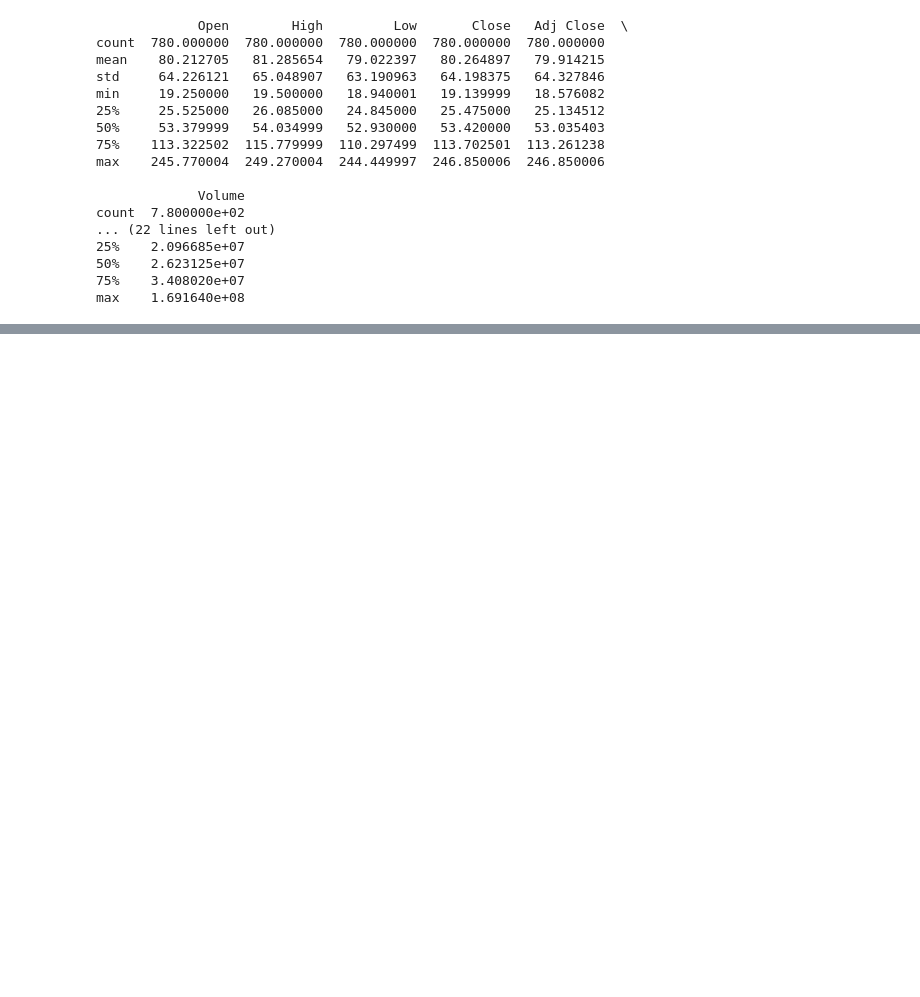
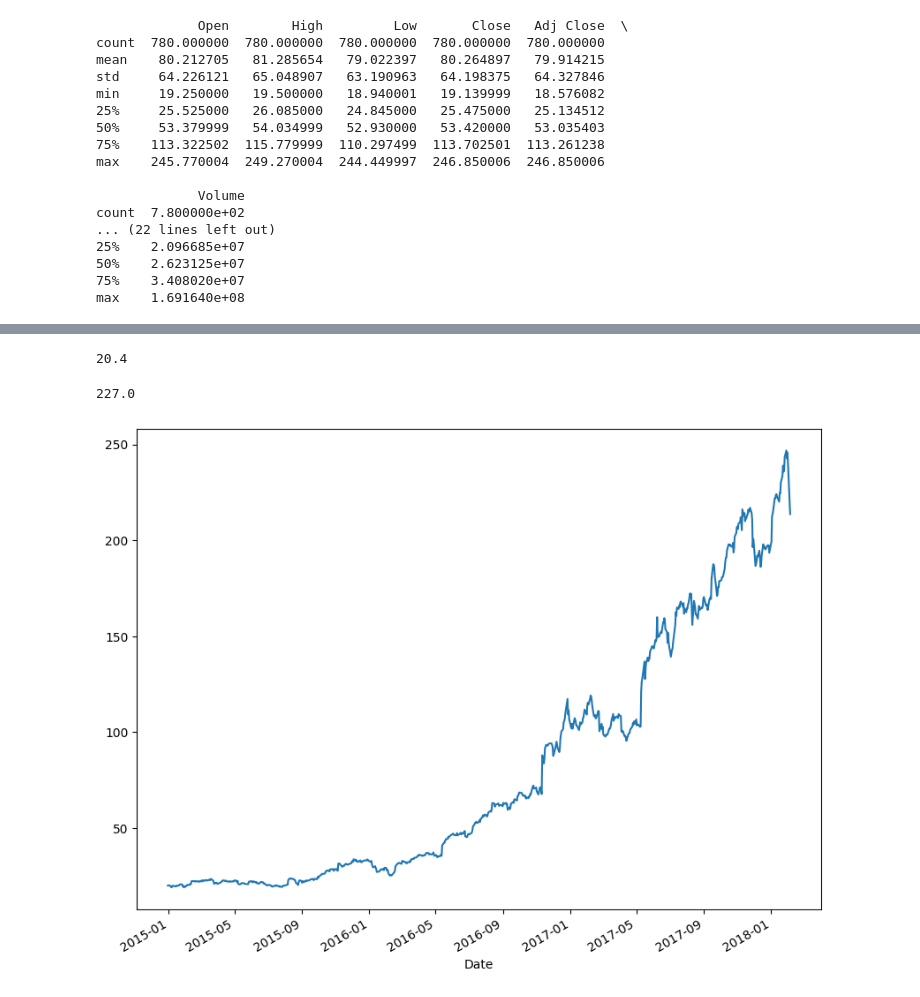
Before and after one commit to nximish/quant-finance-learning, a Jupyter notebook: Dataframe.ipynb, the cells around one changed output, grey strips where cells are left out. Drawn from its saved outputs; the diff is of its cells as text; code cells hidden in the pictures; blank space fills up the shorter version.

```diff
--- a/Dataframe.ipynb
+++ b/Dataframe.ipynb
@@ -57,7 +57,9 @@ count  7.800000e+02
 75%    3.408020e+07
 max    1.691640e+08
 # %%
-# select all the price information of Facebook in 2016.
+# Set "Date" as index and select all the price information of Facebook in 2016.
+fb['Date'] = pd.to_datetime(fb['Date'])
+fb.set_index('Date', inplace=True)
 fb_2015 = fb.loc['2015-01-01':'2015-12-31']
 # %%
 # print the price of Facebook on '2015-03-16'
@@ -66,0 +91,16 @@ KeyError: '2015-03-16'
+# %%
+# print the opening price of the first row
+print(fb.iloc[0, 0])
+# %% [output]
+20.4
+# %%
+# print the opening price of the last row
+print(fb.iloc[-1,0])
+# %% [output]
+227.0
+# %%
+plt.figure(figsize=(10, 8))
+fb['Close'].plot()
+plt.show()
+# %% [output]
+[figure, added]
```
Also changed, not shown: parts of 4 cells of this notebook.
